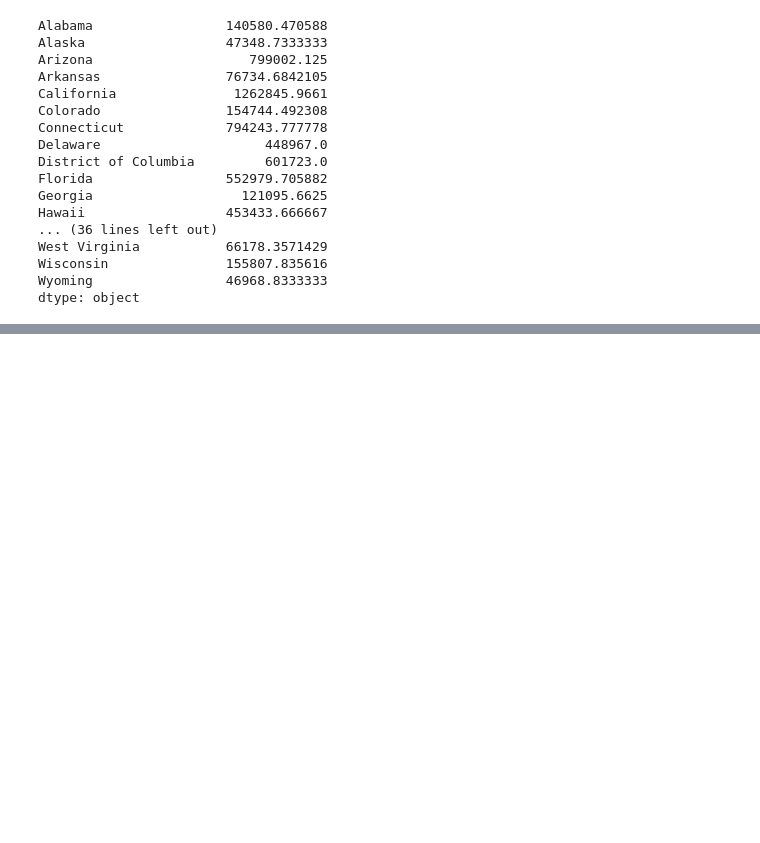
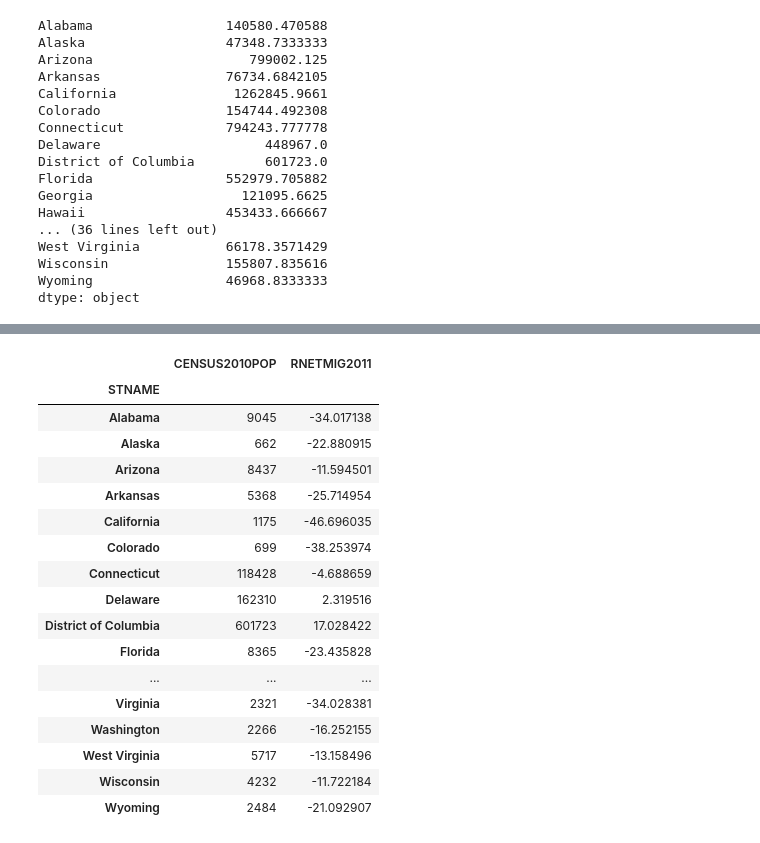
Before and after one commit to kishorepv/Data-Science-with-Python, a Jupyter notebook: Pandas library (Python).ipynb, the cells around one changed output, grey strips where cells are left out. Drawn from its saved outputs; the diff is of its cells as text; code cells hidden in the pictures; blank space fills up the shorter version.

```diff
--- a/Pandas library (Python).ipynb
+++ b/Pandas library (Python).ipynb
@@ -1129,0 +1215,21 @@ c_df.groupby
+# %%
+c_df.groupby("STNAME")[[col, "RNETMIG2011"]].agg("min") #column names are retained, but values changed
+# %% [output]
+|  | CENSUS2010POP | RNETMIG2011 |
+| STNAME |  |  |
+| Alabama | 9045 | -34.017138 |
+| Alaska | 662 | -22.880915 |
+| Arizona | 8437 | -11.594501 |
+| Arkansas | 5368 | -25.714954 |
+| California | 1175 | -46.696035 |
+| Colorado | 699 | -38.253974 |
+| Connecticut | 118428 | -4.688659 |
+| Delaware | 162310 | 2.319516 |
+| District of Columbia | 601723 | 17.028422 |
+| Florida | 8365 | -23.435828 |
+| ... | ... | ... |
+| Virginia | 2321 | -34.028381 |
+| Washington | 2266 | -16.252155 |
+| West Virginia | 5717 | -13.158496 |
+| Wisconsin | 4232 | -11.722184 |
+| Wyoming | 2484 | -21.092907 |
```
Also changed, not shown: parts of 17 cells of this notebook.
